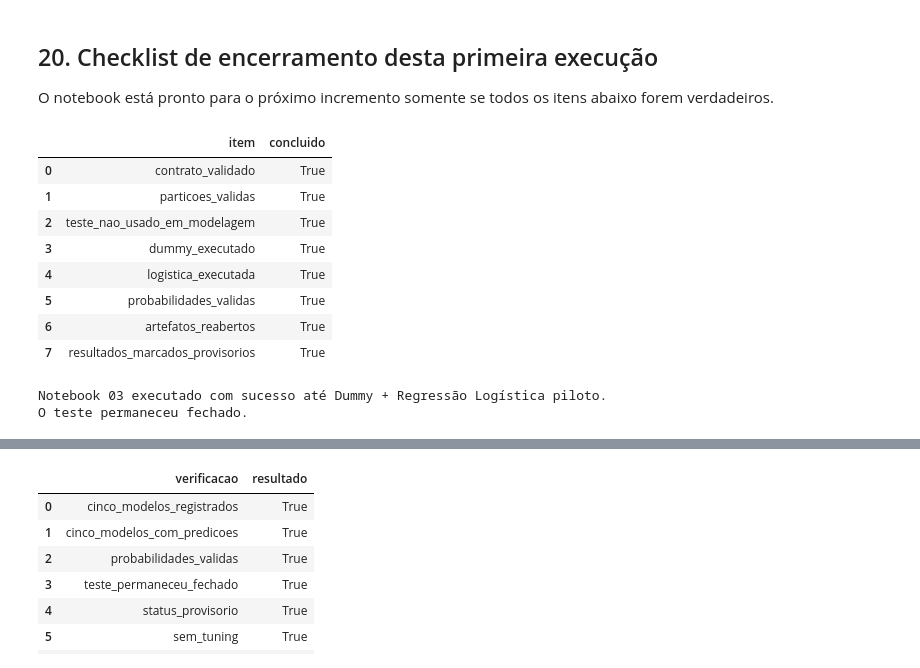
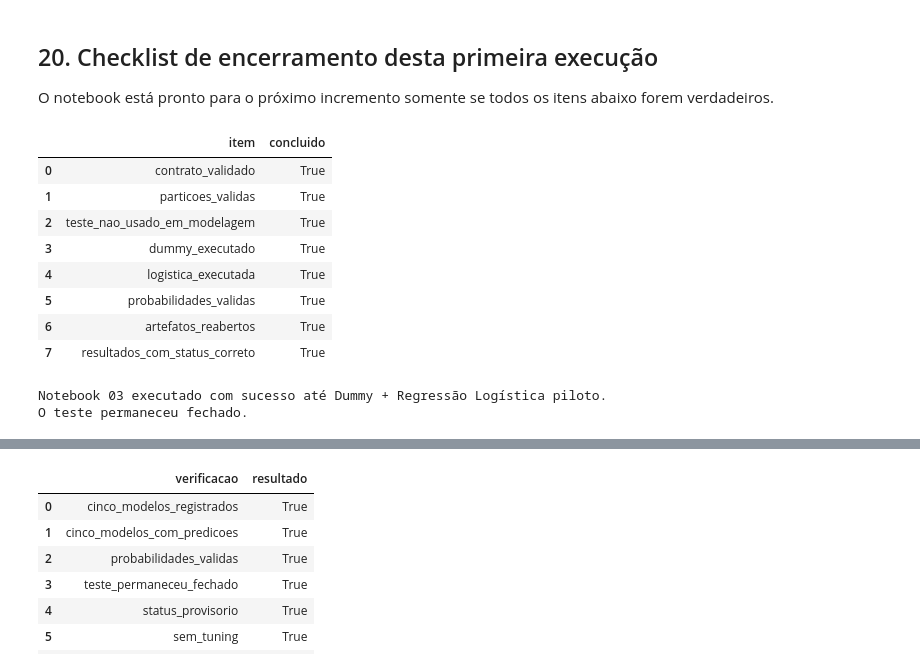
Before and after one commit to Ivan-S-Oliveira/Projeto_Integrador, a Jupyter notebook: notebooks/02_eda/03_supervisionado_pilotos.ipynb, the cells around one changed output, grey strips where cells are left out. Saved outputs shown, nothing was run; the diff lists cells and outputs as text; code cells hidden in the pictures.

```diff
--- a/notebooks/02_eda/03_supervisionado_pilotos.ipynb
+++ b/notebooks/02_eda/03_supervisionado_pilotos.ipynb
@@ -1961,7 +1508,7 @@ validacoes_artefatos = {
     "manifesto_existe": caminho_manifesto.exists(),
     "metricas_mesmas_linhas": len(metricas_reabertas) == len(resultados_piloto),
     "predicoes_esperadas": len(predicoes_reabertas) == 2 * len(validacao),
-    "status_provisorio_manifesto": manifesto_reaberto["status_coorte"] == "provisoria",
+    "status_coorte_manifesto_correto": (manifesto_reaberto["status_coorte"] == STATUS_COORTE),
     "teste_declarado_fechado": manifesto_reaberto["n_teste_criado_mas_nao_aberto"] > 0,
 }
 
@@ -2038,35 +1623,35 @@ checklist_final = {
     "contrato_validado": bool(contrato["resultado"].all()),
     "particoes_validas": sobreposicao_grupos == 0,
     "teste_nao_usado_em_modelagem": "teste" not in globals(),
     "dummy_executado": "metricas_dummy" in globals(),
     "logistica_executada": "metricas_logistica" in globals(),
     "probabilidades_validas": bool(validacoes_pos_treino["prob_logistica_validas"]),
     "artefatos_reabertos": all(validacoes_artefatos.values()),
-    "resultados_marcados_provisorios": bool((resultados_piloto["status_coorte"] == "provisoria").all()),
+    "resultados_com_status_correto": bool((resultados_piloto["status_coorte"] == STATUS_COORTE).all()),
 }
 
 checklist_final_df = pd.DataFrame({
     "item": checklist_final.keys(),
     "concluido": checklist_final.values(),
 })
 display(checklist_final_df)
 
 if not all(checklist_final.values()):
     pendencias = [k for k, v in checklist_final.items() if not v]
     raise RuntimeError(f"Notebook 03 terminou com pendências: {pendencias}")
 
 print("Notebook 03 executado com sucesso até Dummy + Regressão Logística piloto.")
 print("O teste permaneceu fechado.")
 # %% [output]
 |  | item | concluido |
 | 0 | contrato_validado | True |
 | 1 | particoes_validas | True |
 | 2 | teste_nao_usado_em_modelagem | True |
 | 3 | dummy_executado | True |
 | 4 | logistica_executada | True |
 | 5 | probabilidades_validas | True |
 | 6 | artefatos_reabertos | True |
-| 7 | resultados_marcados_provisorios | True |
+| 7 | resultados_com_status_correto | True |
 Notebook 03 executado com sucesso até Dummy + Regressão Logística piloto.
 O teste permaneceu fechado.
 # %%
```
Also changed, not shown: parts of 19 cells of this notebook, 6 other files.
